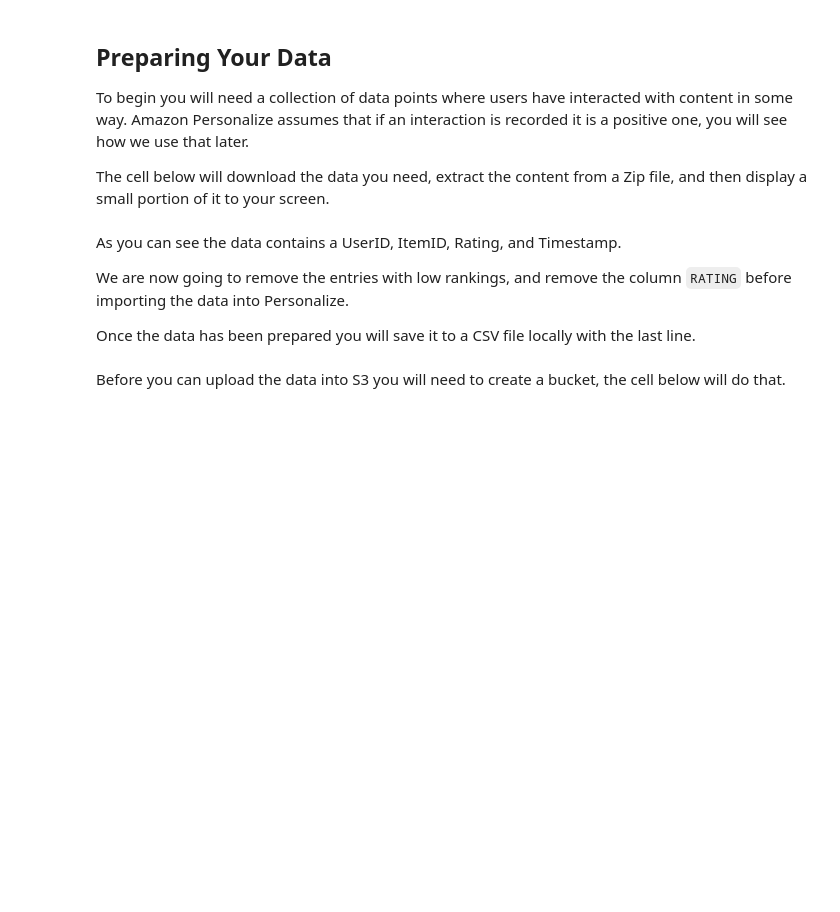
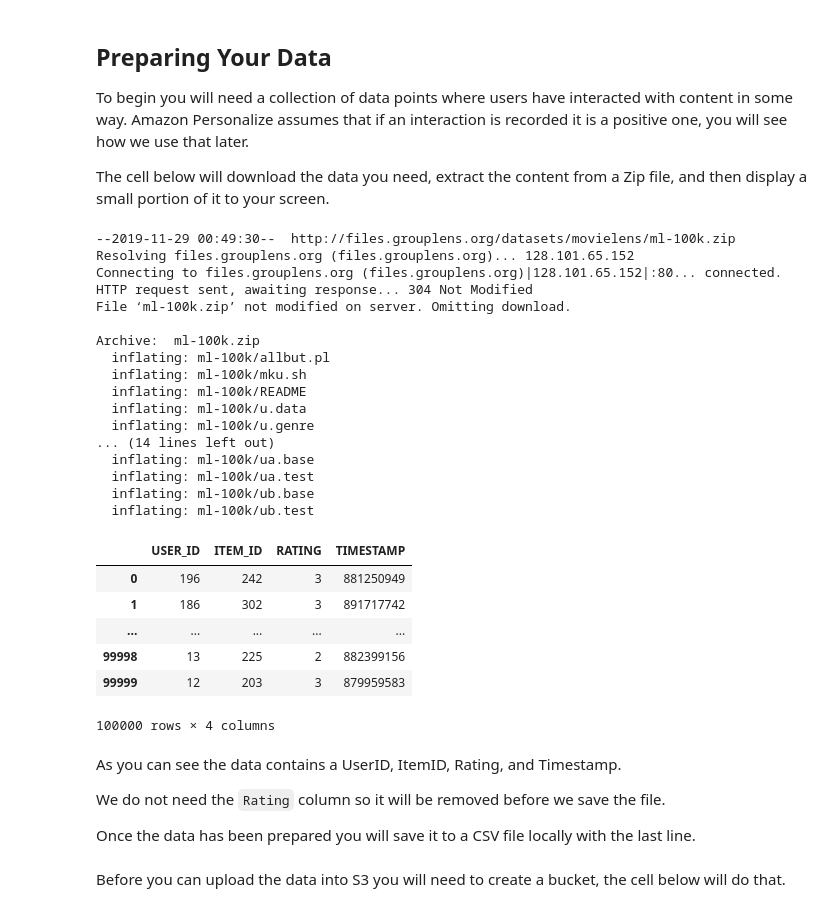
Before and after one commit to aws-samples/amazon-personalize-samples, a Jupyter notebook: getting_started/ReInvent2019_Workshop.ipynb, the cells around one changed output. Saved outputs shown, nothing was run; the diff lists cells and outputs as text; code cells hidden in the pictures; blank space fills up the shorter version.

```diff
--- a/getting_started/ReInvent2019_Workshop.ipynb
+++ b/getting_started/ReInvent2019_Workshop.ipynb
@@ -67,15 +80,40 @@ To begin you will need a collection of data points where users have interacted w
 
 The cell below will download the data you need, extract the content from a Zip file, and then display a small portion of it to your screen.
 # %%
-!wget -N http://files.grouplens.org/datasets/movielens/ml-1m.zip
-!unzip -o ml-1m.zip
-data = pd.read_csv('./ml-1m/ratings.dat', sep='::', names=['USER_ID', 'ITEM_ID', 'RATING', 'TIMESTAMP'], engine='python')
+!wget -N http://files.grouplens.org/datasets/movielens/ml-100k.zip
+!unzip -o ml-100k.zip
+data = pd.read_csv('./ml-100k/u.data', sep='\t', names=['USER_ID', 'ITEM_ID', 'RATING', 'TIMESTAMP'], engine='python')
 pd.set_option('display.max_rows', 5)
 data
+# %% [output]
+--2019-11-29 00:49:30--  http://files.grouplens.org/datasets/movielens/ml-100k.zip
+Resolving files.grouplens.org (files.grouplens.org)... 128.101.65.152
+Connecting to files.grouplens.org (files.grouplens.org)|128.101.65.152|:80... connected.
+HTTP request sent, awaiting response... 304 Not Modified
+File ‘ml-100k.zip’ not modified on server. Omitting download.
+
+Archive:  ml-100k.zip
+  inflating: ml-100k/allbut.pl
+  inflating: ml-100k/mku.sh
+  inflating: ml-100k/README
+  inflating: ml-100k/u.data
+  inflating: ml-100k/u.genre
+... (14 lines left out)
+  inflating: ml-100k/ua.base
+  inflating: ml-100k/ua.test
+  inflating: ml-100k/ub.base
+  inflating: ml-100k/ub.test
+|  | USER_ID | ITEM_ID | RATING | TIMESTAMP |
+| 0 | 196 | 242 | 3 | 881250949 |
+| 1 | 186 | 302 | 3 | 891717742 |
+| ... | ... | ... | ... | ... |
+| 99998 | 13 | 225 | 2 | 882399156 |
+| 99999 | 12 | 203 | 3 | 879959583 |
+100000 rows × 4 columns
 # %% [markdown]
 As you can see the data contains a UserID, ItemID, Rating, and Timestamp.
 
-We are now going to remove the entries with low rankings, and remove the column `RATING` before importing the data into Personalize.
+We do not need the `Rating` column so it will be removed before we save the file.
 
 Once the data has been prepared you will save it to a CSV file locally with the last line.
 # %%
```
Also changed, not shown: parts of 41 cells of this notebook.
